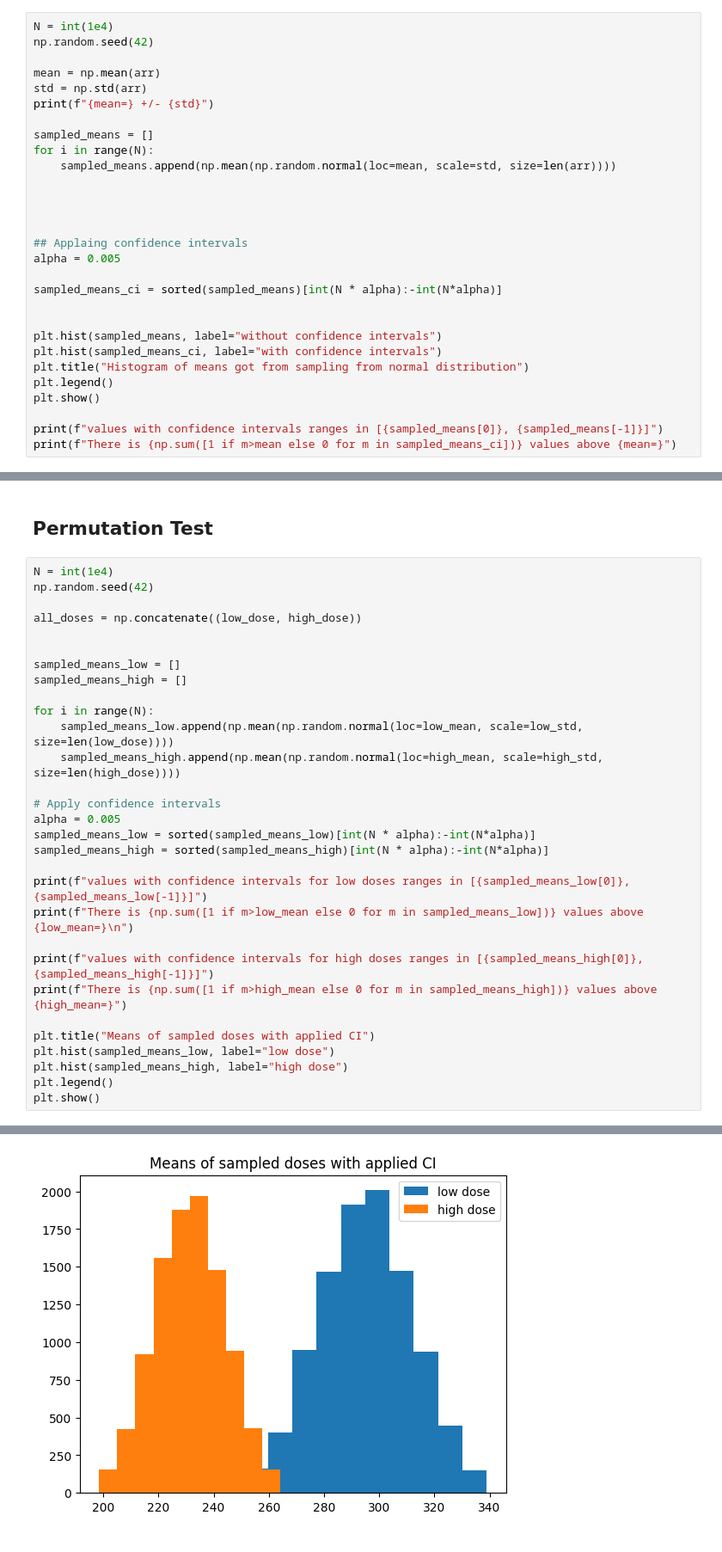
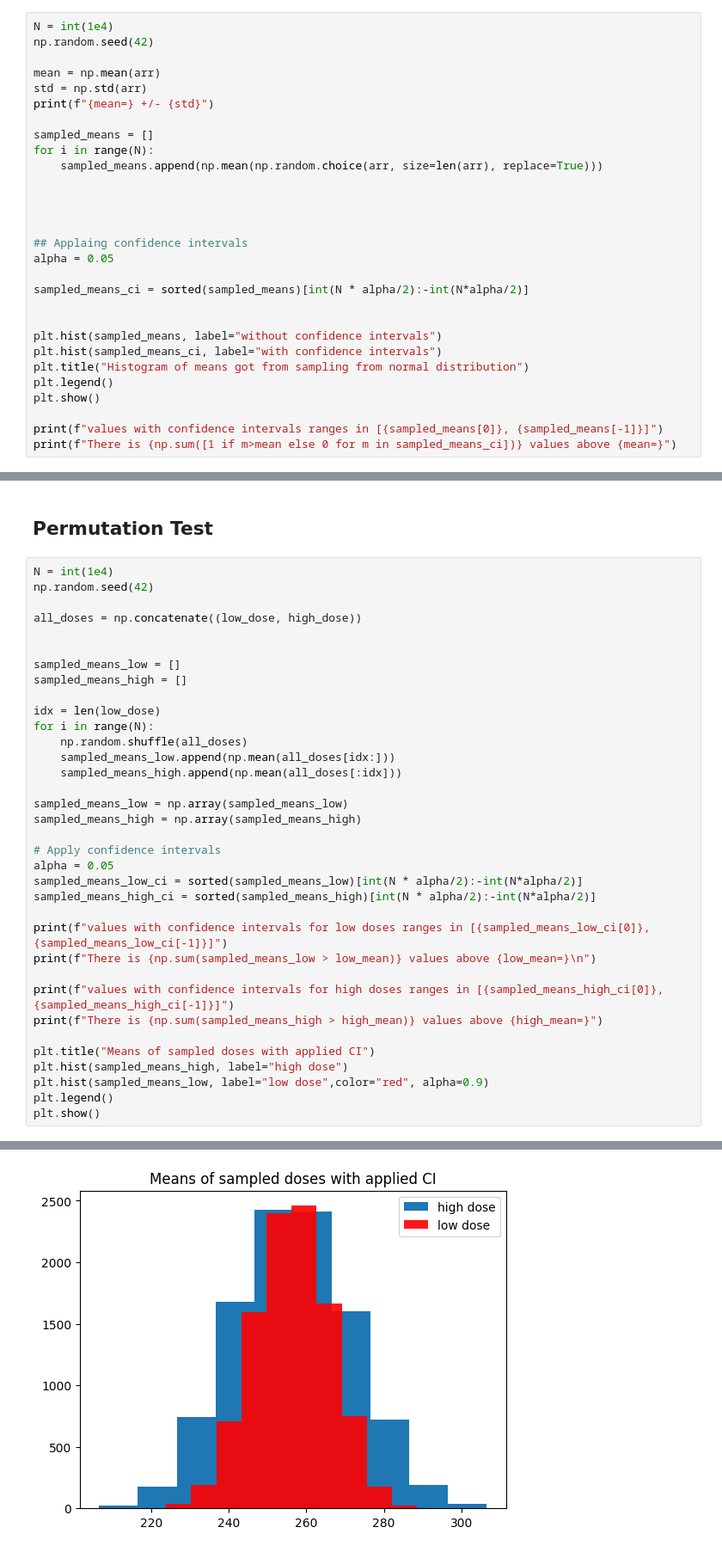
Before and after one commit to xXKeNdAmAmAsTeRXx/Machine-Learning-Tasks, a Jupyter notebook: Resampling_Methods/Statistical_Testing.ipynb, the cells around one changed output, grey strips where cells are left out. Shown at 86% size. Saved outputs shown, nothing was run; the diff lists cells and outputs as text.

Commit message:
fix alpha, calculate means diff and p-value for permutation test

```diff
--- a/Resampling_Methods/Statistical_Testing.ipynb
+++ b/Resampling_Methods/Statistical_Testing.ipynb
@@ -86,15 +86,15 @@ print(f"{mean=} +/- {std}")
 
 sampled_means = []
 for i in range(N):
-    sampled_means.append(np.mean(np.random.normal(loc=mean, scale=std, size=len(arr))))
+    sampled_means.append(np.mean(np.random.choice(arr, size=len(arr), replace=True)))
 
 
 
 
 ## Applaing confidence intervals
-alpha = 0.005
+alpha = 0.05
 
-sampled_means_ci = sorted(sampled_means)[int(N * alpha):-int(N*alpha)]
+sampled_means_ci = sorted(sampled_means)[int(N * alpha/2):-int(N*alpha/2)]
 
 
 plt.hist(sampled_means, label="without confidence intervals")
@@ -153,24 +153,29 @@ all_doses = np.concatenate((low_dose, high_dose))
 sampled_means_low = []
 sampled_means_high = []
 
+idx = len(low_dose)
 for i in range(N):
-    sampled_means_low.append(np.mean(np.random.normal(loc=low_mean, scale=low_std, size=len(low_dose))))
-    sampled_means_high.append(np.mean(np.random.normal(loc=high_mean, scale=high_std, size=len(high_dose))))
+    np.random.shuffle(all_doses)
+    sampled_means_low.append(np.mean(all_doses[idx:]))
+    sampled_means_high.append(np.mean(all_doses[:idx]))
+
+sampled_means_low = np.array(sampled_means_low)
+sampled_means_high = np.array(sampled_means_high)
 
 # Apply confidence intervals
-alpha = 0.005
-sampled_means_low = sorted(sampled_means_low)[int(N * alpha):-int(N*alpha)]
-sampled_means_high = sorted(sampled_means_high)[int(N * alpha):-int(N*alpha)]
+alpha = 0.05
+sampled_means_low_ci = sorted(sampled_means_low)[int(N * alpha/2):-int(N*alpha/2)]
+sampled_means_high_ci = sorted(sampled_means_high)[int(N * alpha/2):-int(N*alpha/2)]
 
-print(f"values with confidence intervals for low doses ranges in [{sampled_means_low[0]}, {sampled_means_low[-1]}]")
-print(f"There is {np.sum([1 if m>low_mean else 0 for m in sampled_means_low])} values above {low_mean=}\n")
+print(f"values with confidence intervals for low doses ranges in [{sampled_means_low_ci[0]}, {sampled_means_low_ci[-1]}]")
+print(f"There is {np.sum(sampled_means_low > low_mean)} values above {low_mean=}\n")
 
-print(f"values with confidence intervals for high doses ranges in [{sampled_means_high[0]}, {sampled_means_high[-1]}]")
-print(f"There is {np.sum([1 if m>high_mean else 0 for m in sampled_means_high])} values above {high_mean=}")
+print(f"values with confidence intervals for high doses ranges in [{sampled_means_high_ci[0]}, {sampled_means_high_ci[-1]}]")
+print(f"There is {np.sum(sampled_means_high > high_mean)} values above {high_mean=}")
 
 plt.title("Means of sampled doses with applied CI")
-plt.hist(sampled_means_low, label="low dose")
 plt.hist(sampled_means_high, label="high dose")
+plt.hist(sampled_means_low, label="low dose",color="red", alpha=0.9)
 plt.legend()
 plt.show()
 # %% [output]
@@ -182 +187 @@ There is 4943 values above high_mean=231.35294117647058
-[figure, old version]
+[figure, new version]
```
Also changed, not shown: parts of 5 cells of this notebook, 1 other file.
